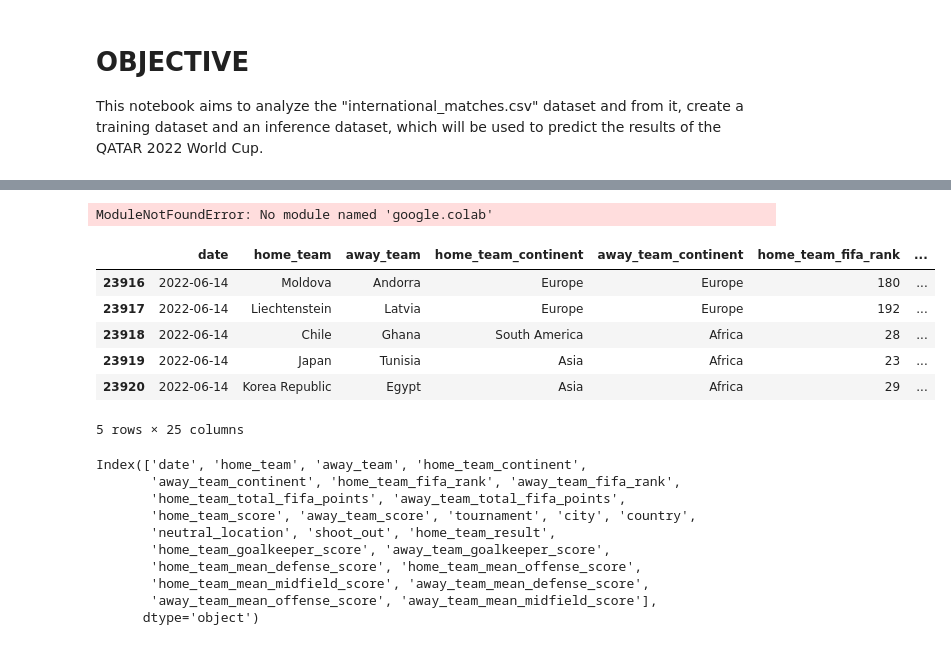
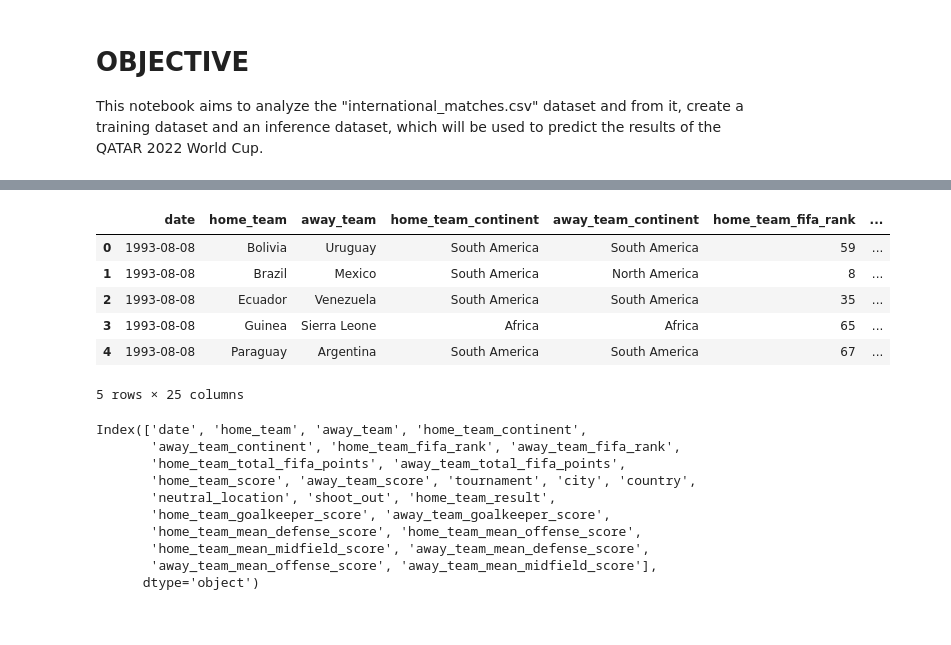
Before and after one commit to ogbeiedward/FIFA-World-Cup-Qatar-2022-Prediction, a Jupyter notebook: QATAR22_EDA+Data_Preparation.ipynb, the cells around one changed output, grey strips where cells are left out. Cells and saved outputs as stored; diff of their text form; code cells hidden in the pictures.

```diff
--- a/QATAR22_EDA+Data_Preparation.ipynb
+++ b/QATAR22_EDA+Data_Preparation.ipynb
@@ -28,18 +20,14 @@ ModuleNotFoundError: No module named 'conda'
-# %%
-from google.colab import drive
-drive.mount('/content/drive')
-# %% [output]
-ModuleNotFoundError: No module named 'google.colab'
 # %%
-df = pd.read_csv('/content/drive/MyDrive/data/international_matches.csv', parse_dates=['date'])
-df.tail()
+df = pd.read_csv('./data/international_matches.csv', parse_dates=['date'])
+#df.tail(5)
+df.head(5)
 # %% [output]
 |  | date | home_team | away_team | home_team_continent | away_team_continent | home_team_fifa_rank | ... |
-| 23916 | 2022-06-14 | Moldova | Andorra | Europe | Europe | 180 | ... |
-| 23917 | 2022-06-14 | Liechtenstein | Latvia | Europe | Europe | 192 | ... |
-| 23918 | 2022-06-14 | Chile | Ghana | South America | Africa | 28 | ... |
-| 23919 | 2022-06-14 | Japan | Tunisia | Asia | Africa | 23 | ... |
-| 23920 | 2022-06-14 | Korea Republic | Egypt | Asia | Africa | 29 | ... |
+| 0 | 1993-08-08 | Bolivia | Uruguay | South America | South America | 59 | ... |
+| 1 | 1993-08-08 | Brazil | Mexico | South America | North America | 8 | ... |
+| 2 | 1993-08-08 | Ecuador | Venezuela | South America | South America | 35 | ... |
+| 3 | 1993-08-08 | Guinea | Sierra Leone | Africa | Africa | 65 | ... |
+| 4 | 1993-08-08 | Paraguay | Argentina | South America | South America | 67 | ... |
 5 rows × 25 columns
 # %%
 df.columns
```
Also changed, not shown: parts of 13 cells of this notebook, 1 other file.
